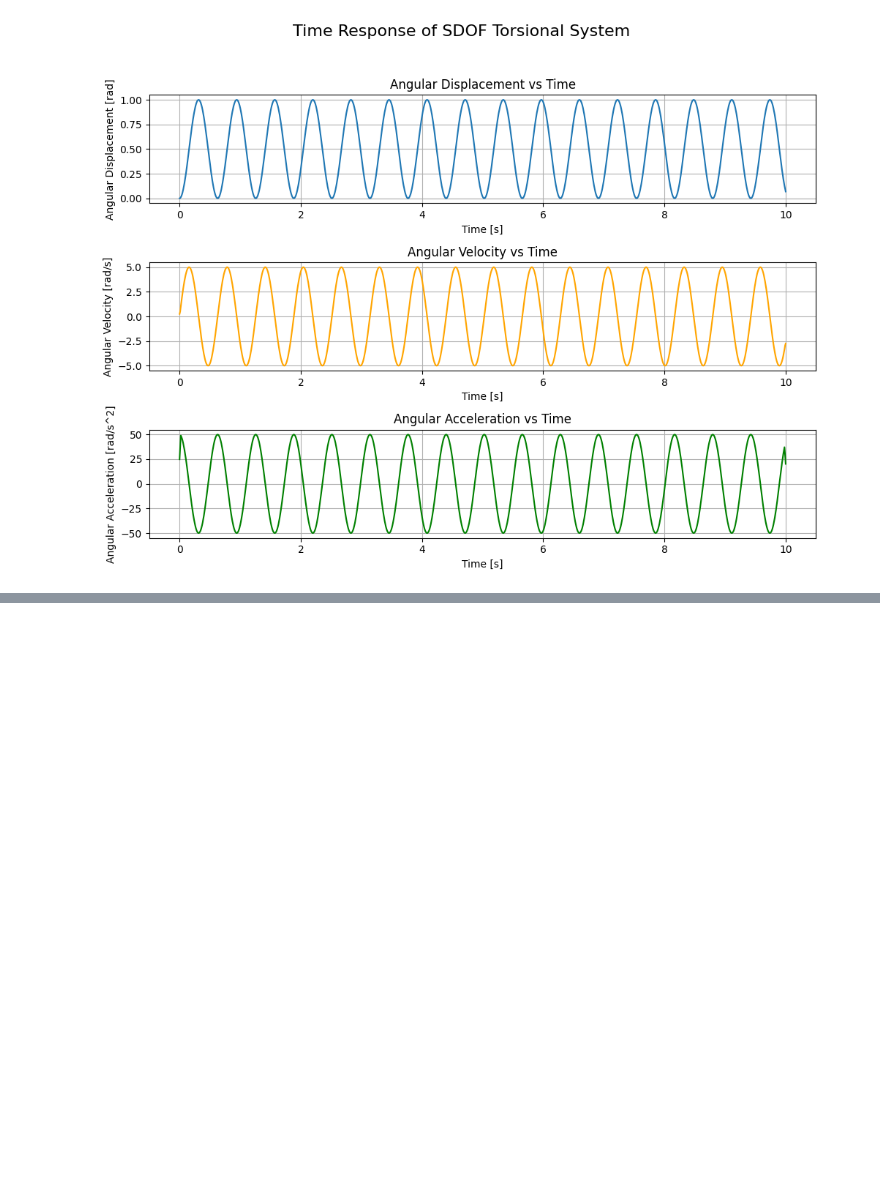
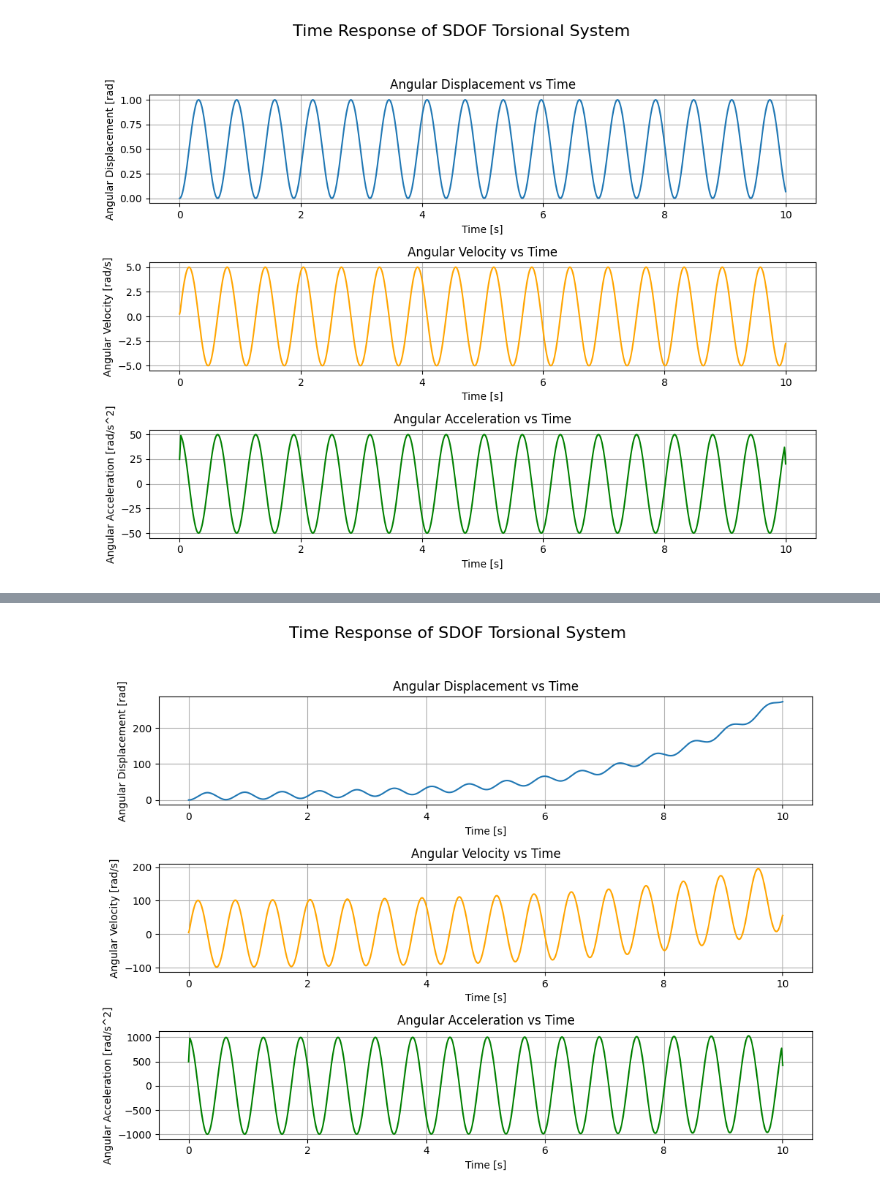
Before and after one commit to Rmhuneineh/my-website, a Jupyter notebook: content/posts/torsional_vibrations_1/00_torVib.ipynb, the cells around one changed output, grey strips where cells are left out. Drawn from its saved outputs; the diff is of its cells as text; code cells hidden in the pictures; blank space fills up the shorter version.

Commit message:
reviewed all polynomials and corrected some mistakes. added example and figure. modified jupyter notebook accordingly.

```diff
--- a/content/posts/torsional_vibrations_1/00_torVib.ipynb
+++ b/content/posts/torsional_vibrations_1/00_torVib.ipynb
@@ -695,0 +698,33 @@ plt.tight_layout(rect=[0, 0.03, 1, 0.95])
+# %%
+# Simulate time response for 6th order polynomial
+time_span = 10  # Time span for simulation in [s]
+t, theta_t = S.simulate_time_response(load_type="poly", tau_ext=np.array([9e-4, 2e-3, 0.07, 0.3, 5, 12, 100], dtype=np.float16))
+
+# Plotting the time response
+fig, axes = plt.subplots(3, 1, figsize=(10, 8))
+fig.suptitle('Time Response of SDOF Torsional System', fontsize=16)
+# Angular Displacement vs Time
+axes[0].plot(t, theta_t, label='Angular Displacement')
+axes[0].set_xlabel('Time [s]')
+axes[0].set_ylabel('Angular Displacement [rad]')
+axes[0].set_title('Angular Displacement vs Time')
+axes[0].grid(True)
+
+# Angular Velocity vs Time
+angular_velocity = np.gradient(theta_t, t)
+axes[1].plot(t, angular_velocity, label='Angular Velocity', color='orange')
+axes[1].set_xlabel('Time [s]')
+axes[1].set_ylabel('Angular Velocity [rad/s]')
+axes[1].set_title('Angular Velocity vs Time')
+axes[1].grid(True)
+
+# Angular Acceleration vs Time
+angular_acceleration = np.gradient(angular_velocity, t)
+axes[2].plot(t, angular_acceleration, label='Angular Acceleration', color='green')
+axes[2].set_xlabel('Time [s]')
+axes[2].set_ylabel('Angular Acceleration [rad/s^2]')
+axes[2].set_title('Angular Acceleration vs Time')
+axes[2].grid(True)
+plt.tight_layout(rect=[0, 0.03, 1, 0.95])
+# %% [output]
+[figure, added]
```
Also changed, not shown: parts of 2 cells of this notebook, 2 other files.
